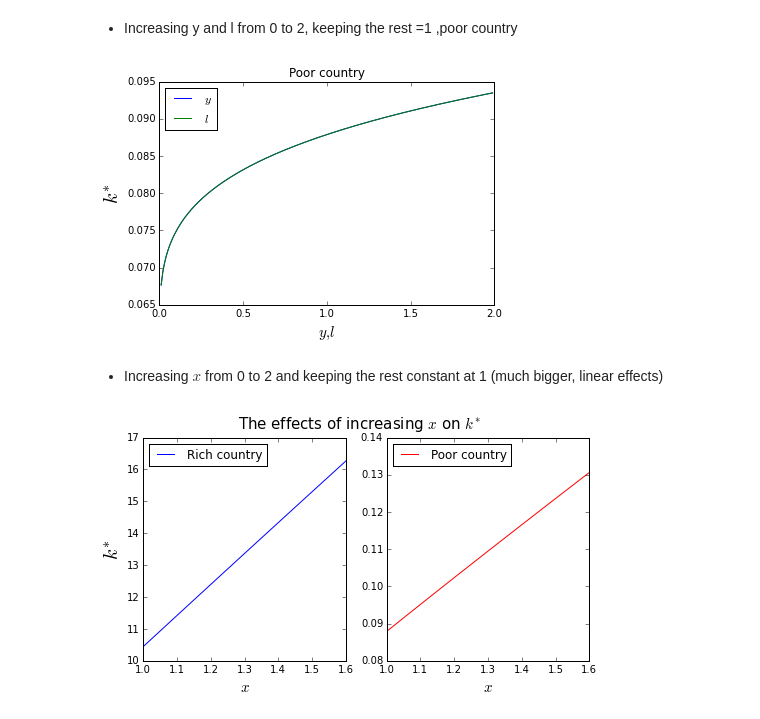
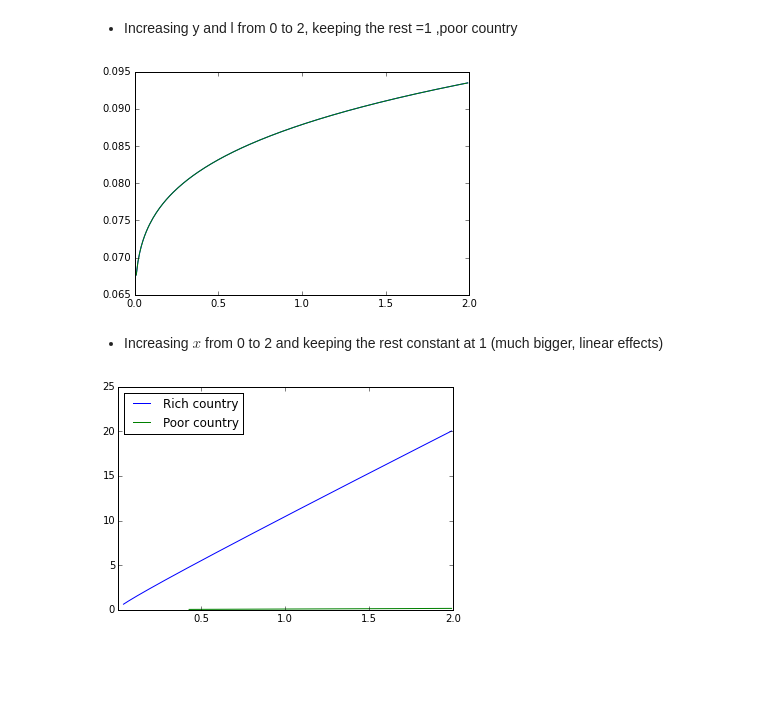
Before and after one commit to davidrpugh/assortative-matching-large-firms, a Jupyter notebook: Capital.ipynb, the cells around one changed output. Drawn from its saved outputs; the diff is of its cells as text; code cells hidden in the pictures; blank space fills up the shorter version.

Commit message:
Updated notebooks, added non-capital case
Just to check that introducing capital is not the thing that makes the
solutions for both countries look the same (in terms of farm size)

```diff
--- a/Capital.ipynb
+++ b/Capital.ipynb
@@ -63,11 +59,8 @@ The graph above shows how for most parameter values, this polynomial has three r
 
 Below is a zoomed in graph for values of $x,y,l$ very close to zero. There are still three roots, only one positive.
 # %%
-K_range = np.arange(-2,2,0.001)
-plt.xlabel("$K$")
-for i in np.arange(1,2,0.1):
-    plt.plot(K_range, polik(K_range,1.5,i,0,1,1,1,0.89,0.13099))
+K_range = np.arange(-1.0,1.0,0.001)
+plt.plot(K_range, polik(K_range,0.01,0.01,0.5,1,1,1,0.89,0.13099))
 plt.axvline()
 plt.axhline()
-plt.title("The FOC when $x,y,l$ close to 0")
 plt.show()
@@ -210,17 +167,0 @@ f3 = sym.lambdify((x,y,l,r,A,kapa,eta,R),f_start3)
-# %%
-xyls = np.arange(1.0,2.0,0.01)
-fs1 = []
-fs2 = []
-fs3 = []
-for i in xyls:
-    fs1.append(f1(i,i,1/(i),1,1,1,0.89,0.13099))
-    fs2.append(f2(i,i,1/(i),1,1,1,0.89,0.13099))
-    fs3.append(f3(i,i,1/(i),1,1,1,0.89,0.13099))
-plt.plot(xyls,fs1, label='Root 1')
-plt.plot(xyls,fs2, label='Root 2')
-plt.plot(xyls,fs3, label='Root 3')
-plt.xlabel("$x,y$", size=15)
-plt.ylabel("$f(k,x,l,r)$", size=15)
-plt.legend(loc=7)
-plt.title("Value of the production function after plugging in the three roots")
-plt.show()
@@ -354,35 +237,18 @@ plt.show()
 - Increasing y and l from 0 to 2, keeping the rest =1 ,poor country
 # %%
 x_range = arange(0.01,2,0.01)
-plt.plot(x_range, kfuc2(1,x_range,1,1,0.5105,1,0.89,0.83684), label="$y$")
-plt.plot(x_range, kfuc2(1,1,x_range,1,0.5105,1,0.89,0.83684), label="$l$")
-plt.xlabel("$y, l$", fontsize = 15)
-plt.ylabel("$k^{*}$", fontsize = 20)
-plt.title("Poor country")
-plt.legend(loc=2)
+plt.plot(x_range, kfuc2(1,x_range,1,1,0.5105,1,0.89,0.83684), label="$y$"+str(i))
+plt.plot(x_range, kfuc2(1,1,x_range,1,0.5105,1,0.89,0.83684), label="$l$"+str(i))
 plt.show()
 # %% [output]
-[figure, old version]
+[figure, new version]
 # %% [markdown]
 - Increasing $x$ from 0 to 2 and keeping the rest constant at 1 (much bigger, linear effects)
 # %%
-x_range = arange(1,1.6,0.01)
-plt.figure(1, figsize=(8, 4))
-plt.suptitle("The effects of increasing $x$ on $k^{*}$", fontsize = 15)
-
-plt.subplot(121)
-plt.ylabel("$k^{*}$", fontsize = 20)
 plt.plot(x_range, kfuc2(x_range,1,1,1,1,1,0.89,0.13099), label="Rich country")
+plt.plot(x_range, kfuc2(x_range,1,1,1,0.5105,1,0.89,0.83684), label="Poor country")
+plt.xlim(0.01,2)
 plt.legend(loc=2)
-plt.xlabel("$x$", fontsize = 15)
-plt.xlim(1,1.6)
-
-plt.subplot(122)
-plt.plot(x_range, kfuc2(x_range,1,1,1,0.5105,1,0.89,0.83684), c='r',label="Poor country")
-plt.legend(loc=2)
-plt.xlabel("$x$", fontsize = 15)
-plt.xlim(1,1.6)
-
 plt.show()
 # %% [output]
-[figure, old version]
+[figure, new version]
```
Also changed, not shown: parts of 24 cells of this notebook, 4 other files.
